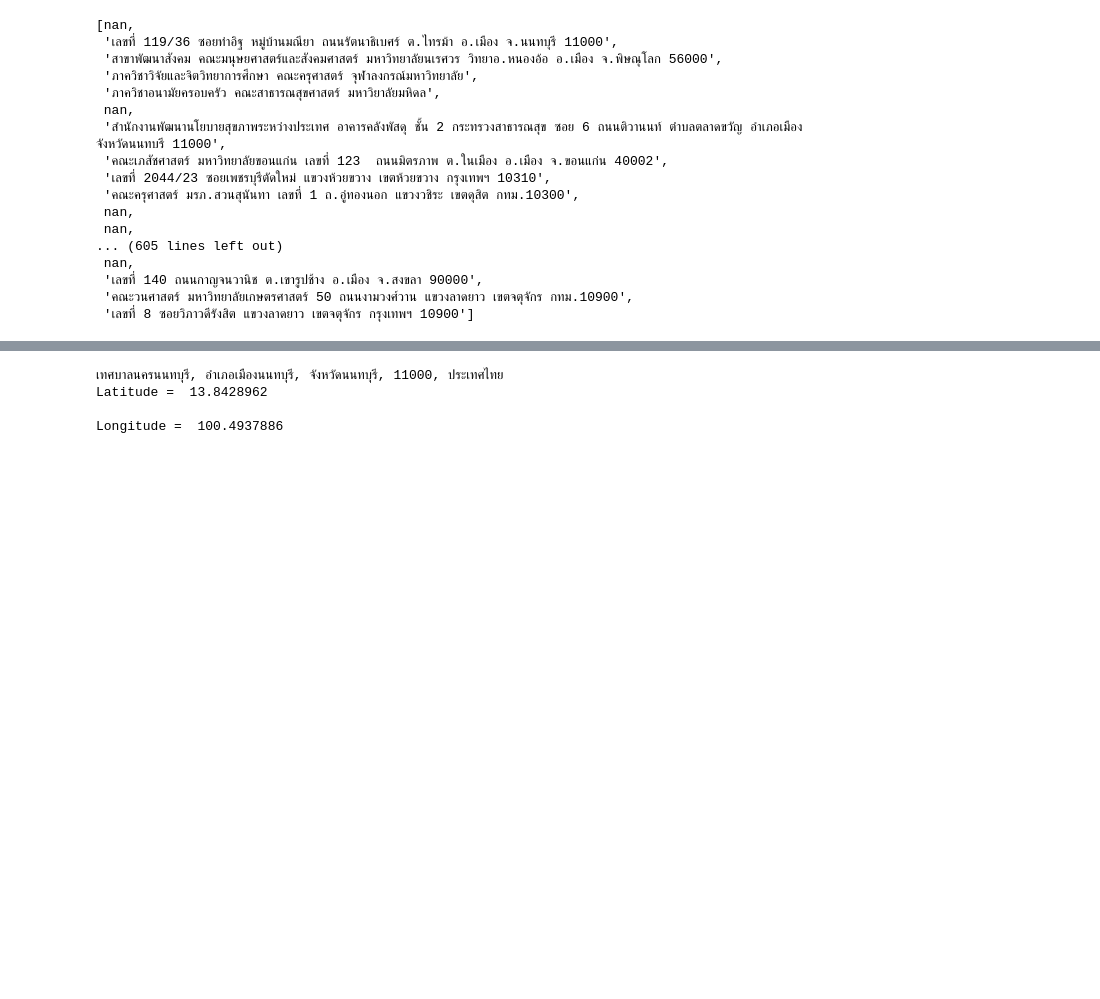
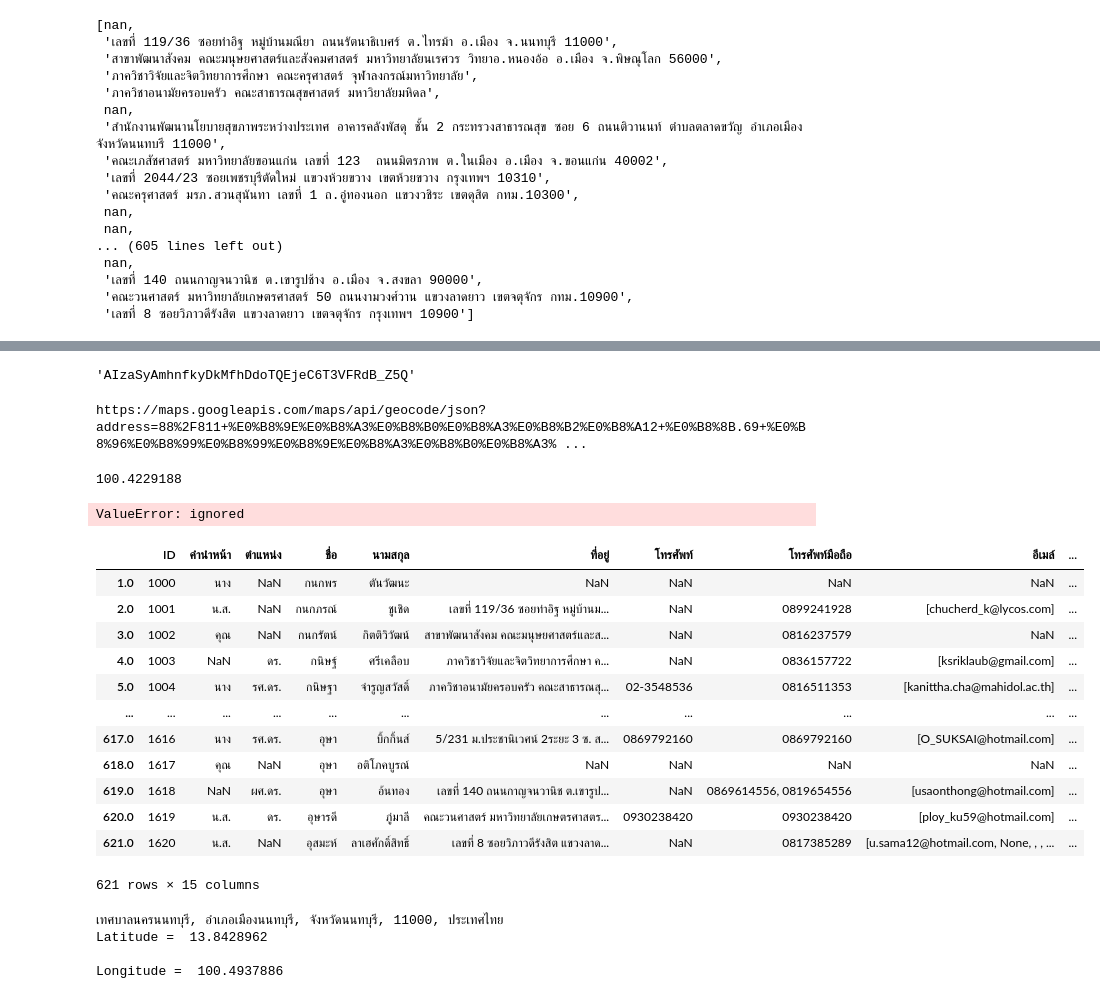
Before and after one commit to thainhf/proj-me-db-data, a Jupyter notebook: Clean_data.ipynb, the cells around one changed output, grey strips where cells are left out. Saved outputs shown, nothing was run; the diff lists cells and outputs as text; code cells hidden in the pictures; blank space fills up the shorter version.

```diff
--- a/Clean_data.ipynb
+++ b/Clean_data.ipynb
@@ -322,0 +364,7 @@ TypeError: ignored
+# %%
+DOTENV_FILE = '123.env'
+env_config = Config(RepositoryEnv(DOTENV_FILE))
+AUTH_KEY=env_config.get('Map_Geo_Coding_API_KEY')
+AUTH_KEY
+# %% [output]
+'AIzaSyAmhnfkyDkMfhDdoTQEjeC6T3VFRdB_Z5Q'
@@ -322,0 +374,20 @@ TypeError: ignored
+# %%
+def reversegeo(address):
+    parameters = {"address": address,
+                  "key": AUTH_KEY}
+
+    try:
+        global r
+        r = requests.get(f"{base_url}{urllib.parse.urlencode(parameters)}")
+    except requests.exceptions.HTTPError as errh:
+        print ("Http Error:",errh)
+    except requests.exceptions.ConnectionError as errc:
+        print ("Error Connecting:",errc)
+    except requests.exceptions.Timeout as errt:
+        print ("Timeout Error:",errt)
+    except requests.exceptions.RequestException as err:
+        print ("OOps: Something Else",err)
+
+    data = json.loads(r.content)
+#     return data.get("results")
+    return [data.get("results")[0].get("geometry").get("location").get("lat") ,data.get("results")[0].get("geometry").get("location").get("lng")] if len(data.get("results")) != 0 else []
@@ -323,3 +397,37 @@ TypeError: ignored
+# %%
+#urllib.parse.urlencode turns parameters into url
+print(f"{base_url}{urllib.parse.urlencode(parameters)}")
+# %% [output]
+https://maps.googleapis.com/maps/api/geocode/json?address=88%2F811+%E0%B8%9E%E0%B8%A3%E0%B8%B0%E0%B8%A3%E0%B8%B2%E0%B8%A12+%E0%B8%8B.69+%E0%B8%96%E0%B8%99%E0%B8%99%E0%B8%9E%E0%B8%A3%E0%B8%B0%E0%B8%A3% ...
+# %%
+r = requests.get(f"{base_url}{urllib.parse.urlencode(parameters)}")
+data = json.loads(r.content)
+data
+len(data.get("results"))
+data.get("results")[0].get("geometry").get("location").get("lat")
+data.get("results")[0].get("geometry").get("location").get("lng")
+# %% [output]
+100.4229188
+# %%
+member_df['loc'] = df['ที่อยู่'].apply(reversegeo)
+# %% [output]
+ValueError: ignored
+# %%
+member_df
+# %% [output]
+|  | ID | คำนำหน้า | ตำแหน่ง | ชื่อ | นามสกุล | ที่อยู่ | โทรศัพท์ | โทรศัพท์มือถือ | อีเมล์ | ... |
+| 1.0 | 1000 | นาง | NaN | กนกพร | ตันวัฒนะ | NaN | NaN | NaN | NaN | ... |
+| 2.0 | 1001 | น.ส. | NaN | กนกภรณ์ | ชูเชิด | เลขที่ 119/36 ซอยท่าอิฐ หมู่บ้านม... | NaN | 0899241928 | [chucherd_k@lycos.com] | ... |
+| 3.0 | 1002 | คุณ | NaN | กนกรัตน์ | กิตติวิวัฒน์ | สาขาพัฒนาสังคม คณะมนุษยศาสตร์และส... | NaN | 0816237579 | NaN | ... |
+| 4.0 | 1003 | NaN | ดร. | กนิษฐ์ | ศรีเคลือบ | ภาควิชาวิจัยและจิตวิทยาการศึกษา ค... | NaN | 0836157722 | [ksriklaub@gmail.com] | ... |
+| 5.0 | 1004 | นาง | รศ.ดร. | กนิษฐา | จำรูญสวัสดิ์ | ภาควิชาอนามัยครอบครัว คณะสาธารณสุ... | 02-3548536 | 0816511353 | [kanittha.cha@mahidol.ac.th] | ... |
+| ... | ... | ... | ... | ... | ... | ... | ... | ... | ... | ... |
+| 617.0 | 1616 | นาง | รศ.ดร. | อุษา | บิ้กกิ้นส์ | 5/231 ม.ประชานิเวศน์ 2ระยะ 3 ซ. ส... | 0869792160 | 0869792160 | [O_SUKSAI@hotmail.com] | ... |
+| 618.0 | 1617 | คุณ | NaN | อุษา | อติโภคบูรณ์ | NaN | NaN | NaN | NaN | ... |
+| 619.0 | 1618 | NaN | ผศ.ดร. | อุษา | อ้นทอง | เลขที่ 140 ถนนกาญจนวานิช ต.เขารูป... | NaN | 0869614556, 0819654556 | [usaonthong@hotmail.com] | ... |
+| 620.0 | 1619 | น.ส. | ดร. | อุษารดี | ภู่มาลี | คณะวนศาสตร์ มหาวิทยาลัยเกษตรศาสตร... | 0930238420 | 0930238420 | [ploy_ku59@hotmail.com] | ... |
+| 621.0 | 1620 | น.ส. | NaN | อุสมะห์ | ลาเฮศักดิ์สิทธิ์ | เลขที่ 8 ซอยวิภาวดีรังสิต แขวงลาด... | NaN | 0817385289 | [u.sama12@hotmail.com, None, , , ... | ... |
+621 rows × 15 columns
 # %%
 # importing geopy library
 from geopy.geocoders import Nominatim
```
Also changed, not shown: parts of 13 cells of this notebook.
